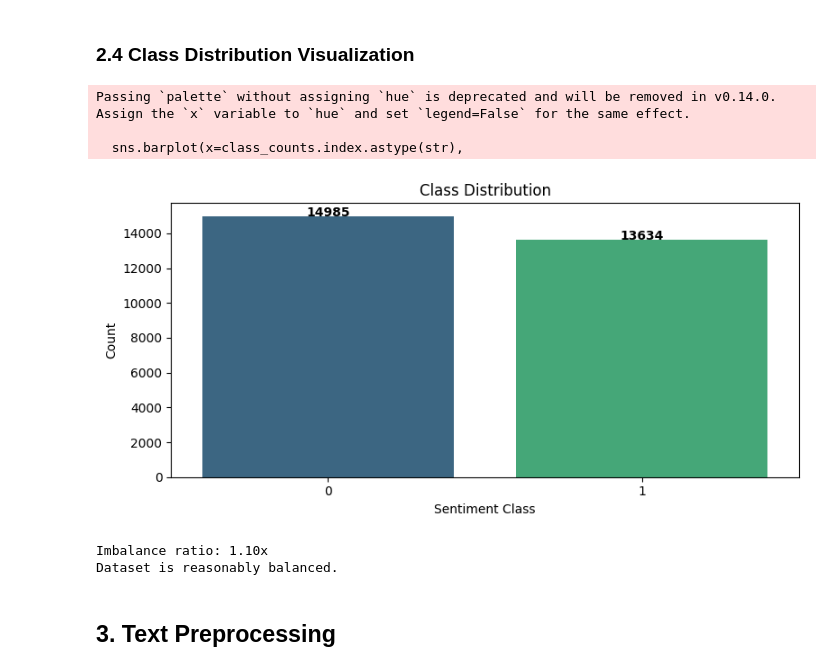
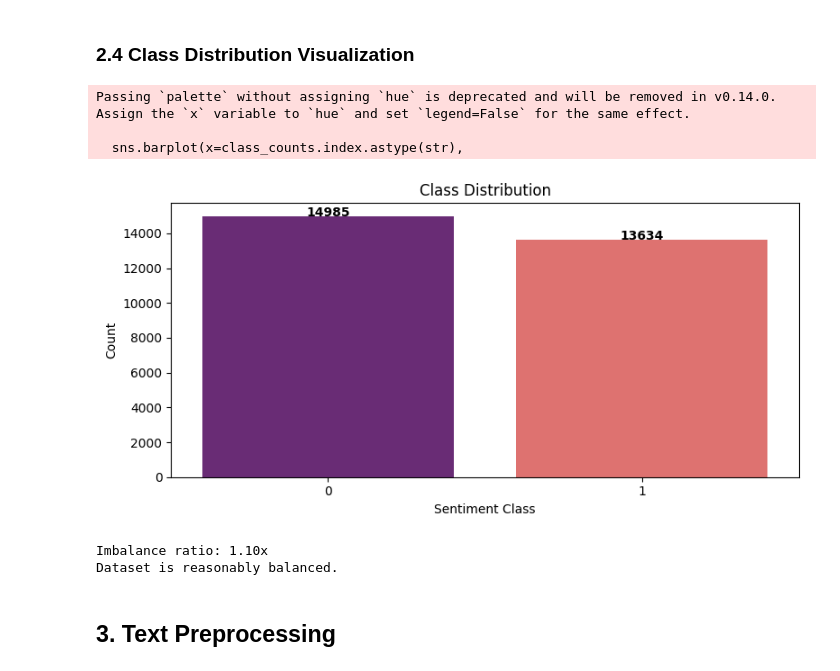
Before and after one commit to nirojkarki666/AI_Code_Level6, a Jupyter notebook: 2407760_NirojKarki_TextClassification.ipynb, the cells around one changed output. Drawn from its saved outputs; the diff is of its cells as text; code cells hidden in the pictures.

```diff
--- a/2407760_NirojKarki_TextClassification.ipynb
+++ b/2407760_NirojKarki_TextClassification.ipynb
@@ -136,30 +136,30 @@ Name: count, dtype: int64
 # %%
 plt.figure(figsize=(8, 4))
 class_counts = df[LABEL_COL].value_counts()
 sns.barplot(x=class_counts.index.astype(str),
             y=class_counts.values,
-            palette='viridis')
+            palette='magma')
 plt.title('Class Distribution')
 plt.xlabel('Sentiment Class')
 plt.ylabel('Count')
 for i, v in enumerate(class_counts.values):
     plt.text(i, v + 10, str(v), ha='center', fontweight='bold')
 plt.tight_layout()
 plt.savefig('class_distribution.png', dpi=100, bbox_inches='tight')
 plt.show()
 
 imbalance = class_counts.max() / class_counts.min()
 print(f'Imbalance ratio: {imbalance:.2f}x')
 if imbalance > 2:
     print('Note: Dataset is imbalanced. Class weights will '
           'be used during training.')
 else:
     print('Dataset is reasonably balanced.')
 # %% [output]
 Passing `palette` without assigning `hue` is deprecated and will be removed in v0.14.0. Assign the `x` variable to `hue` and set `legend=False` for the same effect.
 
   sns.barplot(x=class_counts.index.astype(str),
-[figure, old version]
+[figure, new version]
 Imbalance ratio: 1.10x
 Dataset is reasonably balanced.
 # %% [markdown]
```
Also changed, not shown: parts of 16 cells of this notebook.
